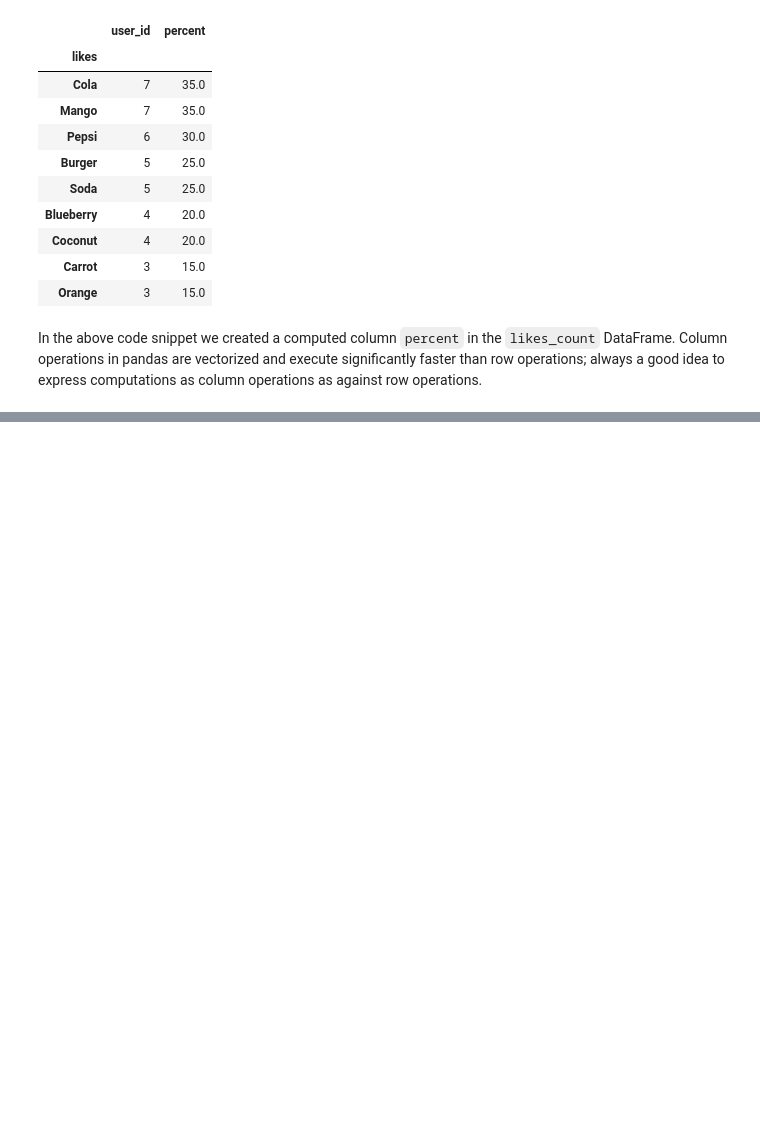
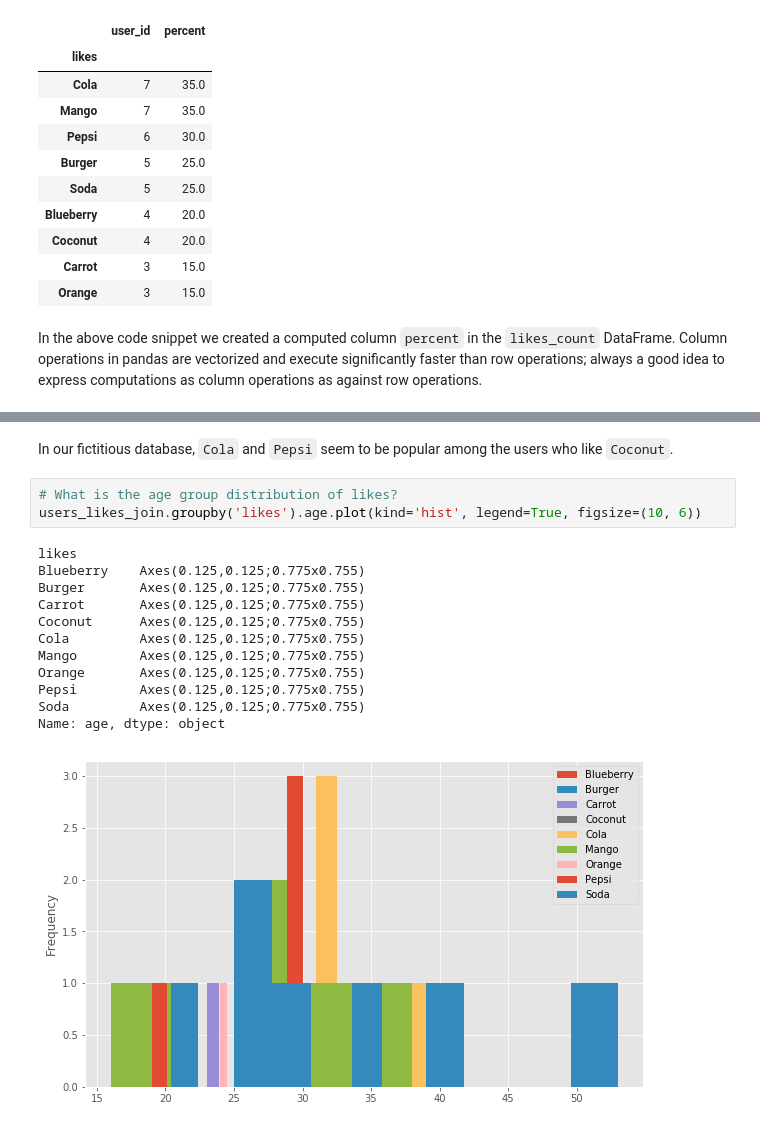
Before and after one commit to dragomirradev/python-data-analysis, a Jupyter notebook: 1-Working-with-relational-data-using-Pandas.ipynb, the cells around one changed output, grey strips where cells are left out. Cells and saved outputs as stored; diff of their text form; blank space fills up the shorter version.

Commit message:
Add hist and kde plots

```diff
--- a/1-Working-with-relational-data-using-Pandas.ipynb
+++ b/1-Working-with-relational-data-using-Pandas.ipynb
@@ -469,0 +485,18 @@ In the above code snippet we created a computed column `percent` in the `likes_c
+# %% [markdown]
+In our fictitious database, `Cola` and `Pepsi` seem to be popular among the users who like `Coconut`.
+# %%
+# What is the age group distribution of likes?
+users_likes_join.groupby('likes').age.plot(kind='hist', legend=True, figsize=(10, 6))
+# %% [output]
+likes
+Blueberry    Axes(0.125,0.125;0.775x0.755)
+Burger       Axes(0.125,0.125;0.775x0.755)
+Carrot       Axes(0.125,0.125;0.775x0.755)
+Coconut      Axes(0.125,0.125;0.775x0.755)
+Cola         Axes(0.125,0.125;0.775x0.755)
+Mango        Axes(0.125,0.125;0.775x0.755)
+Orange       Axes(0.125,0.125;0.775x0.755)
+Pepsi        Axes(0.125,0.125;0.775x0.755)
+Soda         Axes(0.125,0.125;0.775x0.755)
+Name: age, dtype: object
+[figure, added]
```
Also changed, not shown: parts of 6 cells of this notebook, 1 other file.
